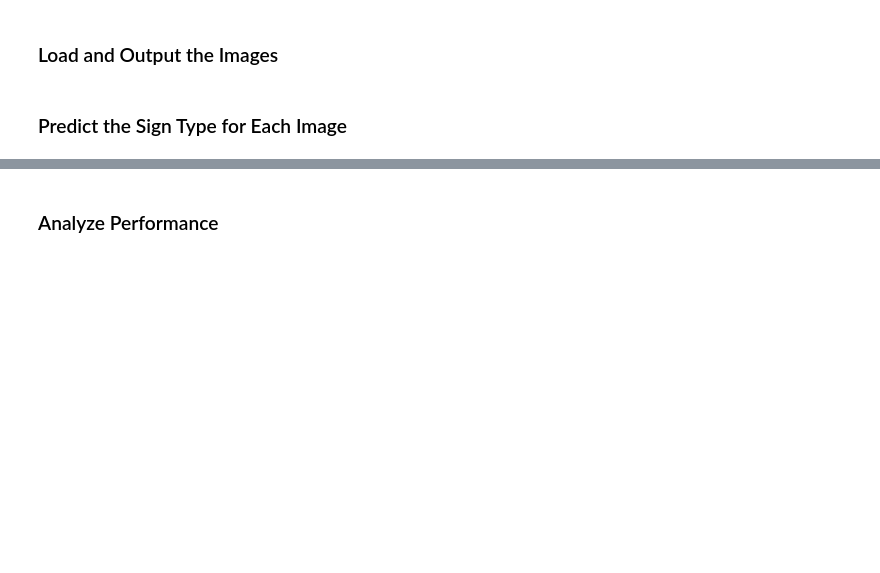
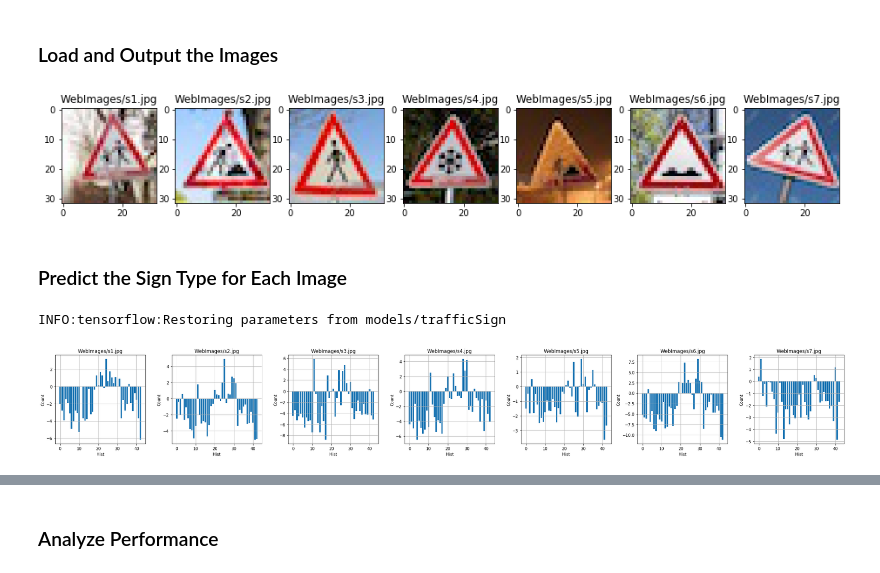
Before and after one commit to Guocheng99/CarND-TrafficSign-P2, a Jupyter notebook: Traffic_Sign_Classifier.ipynb, the cells around one changed output, grey strips where cells are left out. Saved outputs shown, nothing was run; the diff lists cells and outputs as text; code cells hidden in the pictures; blank space fills up the shorter version.

```diff
--- a/Traffic_Sign_Classifier.ipynb
+++ b/Traffic_Sign_Classifier.ipynb
@@ -477,0 +481,22 @@ You may find `signnames.csv` useful as it contains mappings from the class id (i
+# %%
+import numpy as np
+import cv2
+import os
+import matplotlib.pyplot as plt
+# Visualizations will be shown in the notebook.
+%matplotlib inline
+import glob
+import matplotlib.image as mpimg
+
+
+webImagesDir = 'WebImages'
+imageNames = glob.glob('WebImages/*.jpg')
+webImages = np.array([ mpimg.imread('./' + imgName ) for imgName in imageNames ])
+
+fig, axes = plt.subplots(ncols=len(webImages), figsize=(16, 8))
+for ax, image, imageName in zip(axes, webImages, imageNames):
+    ax.imshow(image)
+    ax.set_title(imageName)
+plt.show()
+# %% [output]
+[figure, added]
@@ -483,0 +512,30 @@ You may find `signnames.csv` useful as it contains mappings from the class id (i
+# %%
+with tf.Session() as sess:
+    saver.restore(sess, modelPath)
+    web_classes = sess.run(logits, feed_dict={x: X_web, keep1 : 1.0,keep2:1.0, keep3:1.0, keep4:1.0})
+    web_softmax = sess.run(tf.nn.softmax(logits), feed_dict={x: X_web, keep1:1.0,
+                                                             keep2:1.0, keep3:1.0, keep4:1.0})
+# %% [output]
+INFO:tensorflow:Restoring parameters from models/trafficSign
+# %%
+def plotOutput(classes, names):
+    """
+    Plot the network output
+    """
+    nCols = len(classes)
+    assert(nCols == len(names))
+
+    fig, axes = plt.subplots(ncols=nCols, figsize=(4*nCols, 4))
+    for ax, aClass, title in zip(axes, classes, names):
+        ax.bar(range(0,43), aClass)
+        ax.set_xlabel('Hist')
+        ax.set_ylabel('Count')
+        ax.set_title(title)
+        ax.grid(True)
+
+    fig.tight_layout()
+    plt.show()
+
+plotOutput(web_classes, imageNames)
+# %% [output]
+[figure, added]
```
Also changed, not shown: parts of 21 cells of this notebook, 7 other files.
